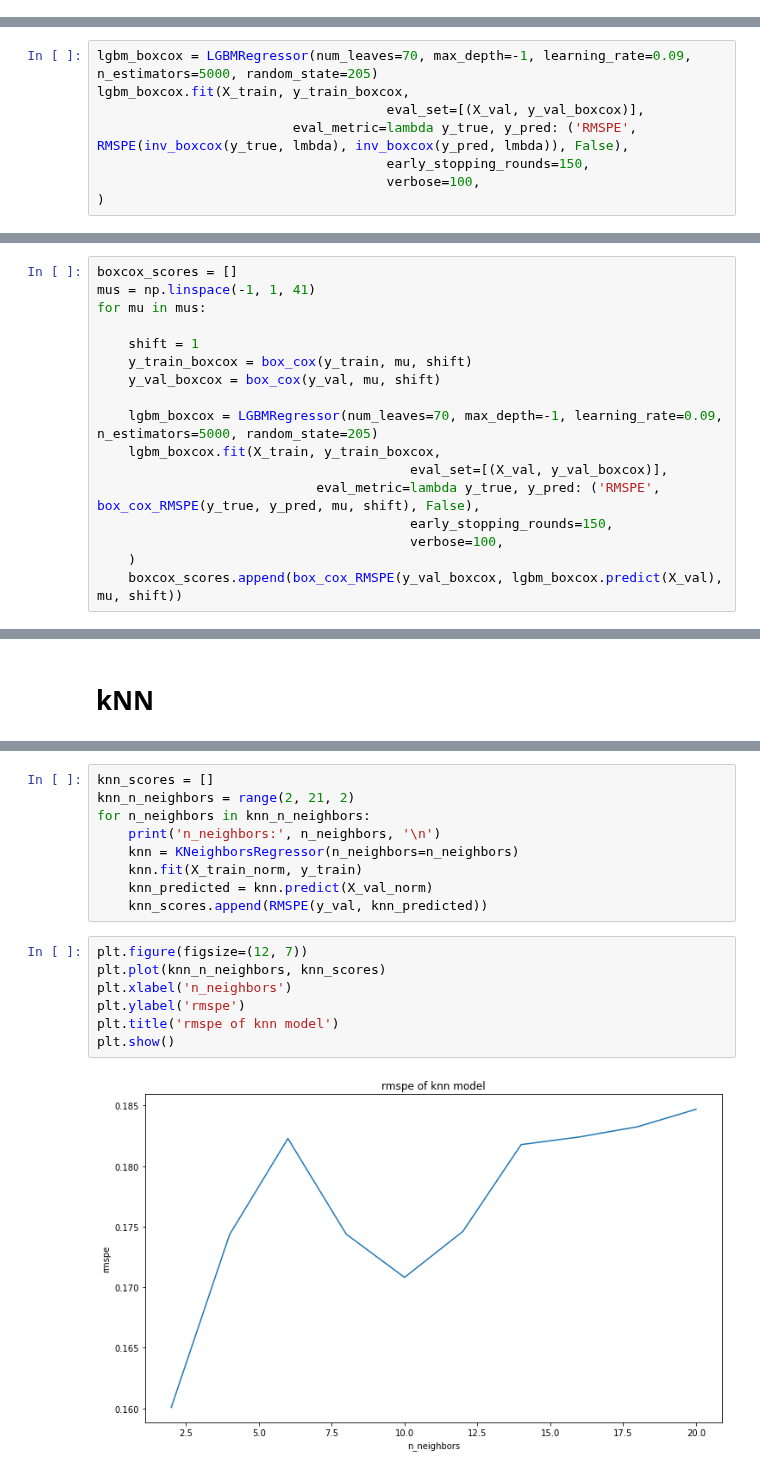
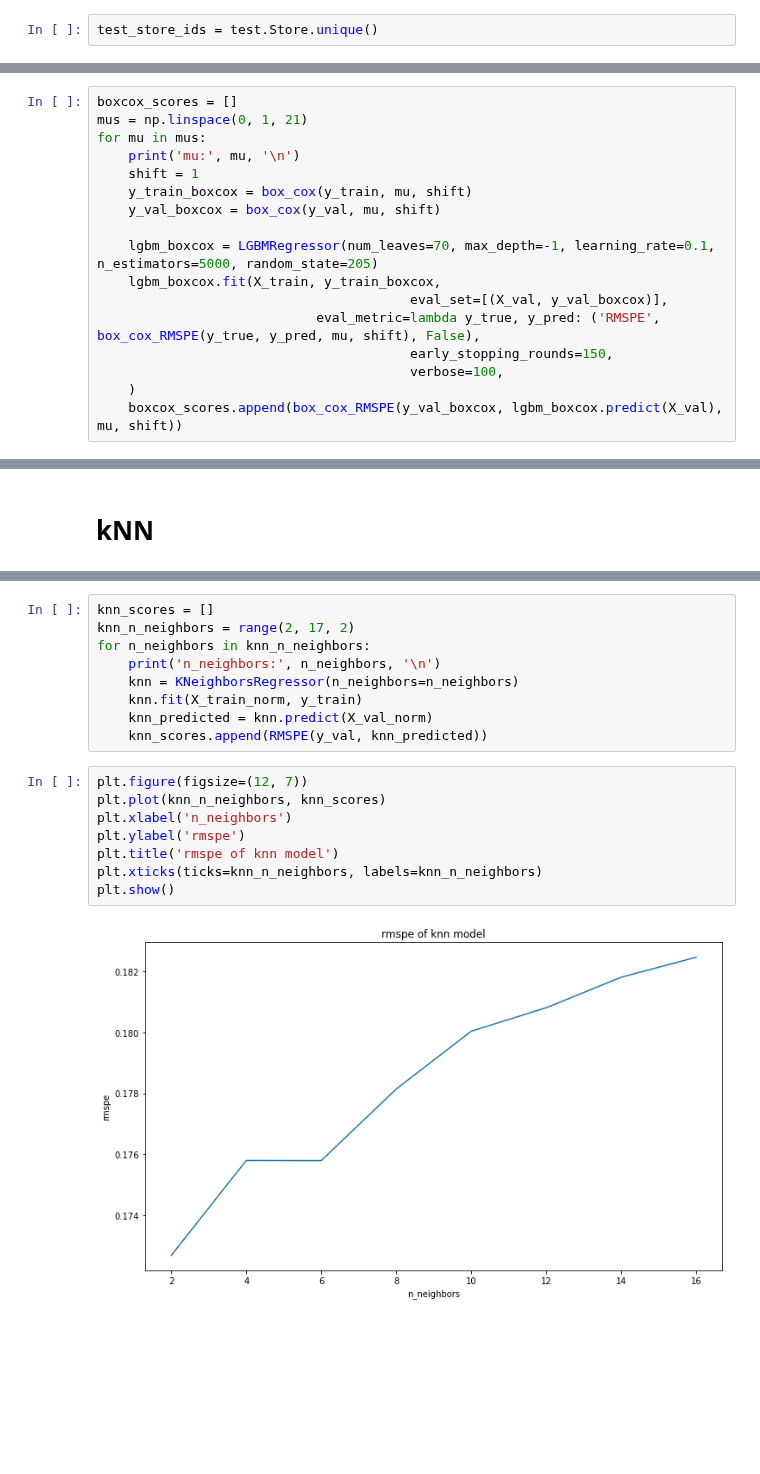
Before and after one commit to vkhmara/EPAM-Internship, a Jupyter notebook: Rossmann Store Sales/Experiments.ipynb, the cells around one changed output, grey strips where cells are left out. Drawn from its saved outputs; the diff is of its cells as text; blank space fills up the shorter version.

```diff
--- a/Rossmann Store Sales/Experiments.ipynb
+++ b/Rossmann Store Sales/Experiments.ipynb
@@ -31,0 +38,2 @@ X_train.head()
+# %%
+test_store_ids = test.Store.unique()
@@ -194,8 +301,17 @@ def box_cox_RMSPE(y_true, y_pred, mu, shift):
 # %%
-lgbm_boxcox = LGBMRegressor(num_leaves=70, max_depth=-1, learning_rate=0.09, n_estimators=5000, random_state=205)
-lgbm_boxcox.fit(X_train, y_train_boxcox,
-                                     eval_set=[(X_val, y_val_boxcox)],
-                         eval_metric=lambda y_true, y_pred: ('RMSPE', RMSPE(inv_boxcox(y_true, lmbda), inv_boxcox(y_pred, lmbda)), False),
-                                     early_stopping_rounds=150,
-                                     verbose=100,
-)
+boxcox_scores = []
+mus = np.linspace(0, 1, 21)
+for mu in mus:
+    print('mu:', mu, '\n')
+    shift = 1
+    y_train_boxcox = box_cox(y_train, mu, shift)
+    y_val_boxcox = box_cox(y_val, mu, shift)
+
+    lgbm_boxcox = LGBMRegressor(num_leaves=70, max_depth=-1, learning_rate=0.1, n_estimators=5000, random_state=205)
+    lgbm_boxcox.fit(X_train, y_train_boxcox,
+                                        eval_set=[(X_val, y_val_boxcox)],
+                            eval_metric=lambda y_true, y_pred: ('RMSPE', box_cox_RMSPE(y_true, y_pred, mu, shift), False),
+                                        early_stopping_rounds=150,
+                                        verbose=100,
+    )
+    boxcox_scores.append(box_cox_RMSPE(y_val_boxcox, lgbm_boxcox.predict(X_val), mu, shift))
@@ -223,17 +317,0 @@ LGBMRegressor(learning_rate=0.09, n_estimators=5000, num_leaves=70,
-# %%
-boxcox_scores = []
-mus = np.linspace(-1, 1, 41)
-for mu in mus:
-
-    shift = 1
-    y_train_boxcox = box_cox(y_train, mu, shift)
-    y_val_boxcox = box_cox(y_val, mu, shift)
-
-    lgbm_boxcox = LGBMRegressor(num_leaves=70, max_depth=-1, learning_rate=0.09, n_estimators=5000, random_state=205)
-    lgbm_boxcox.fit(X_train, y_train_boxcox,
-                                        eval_set=[(X_val, y_val_boxcox)],
-                            eval_metric=lambda y_true, y_pred: ('RMSPE', box_cox_RMSPE(y_true, y_pred, mu, shift), False),
-                                        early_stopping_rounds=150,
-                                        verbose=100,
-    )
-    boxcox_scores.append(box_cox_RMSPE(y_val_boxcox, lgbm_boxcox.predict(X_val), mu, shift))
@@ -323,6 +395,6 @@ RMSPE(y_val_norm_nonzero, lin_reg_predicted)
 # %%
 knn_scores = []
-knn_n_neighbors = range(2, 21, 2)
+knn_n_neighbors = range(2, 17, 2)
 for n_neighbors in knn_n_neighbors:
     print('n_neighbors:', n_neighbors, '\n')
     knn = KNeighborsRegressor(n_neighbors=n_neighbors)
@@ -332,9 +404,10 @@ for n_neighbors in knn_n_neighbors:
 # %%
 plt.figure(figsize=(12, 7))
 plt.plot(knn_n_neighbors, knn_scores)
 plt.xlabel('n_neighbors')
 plt.ylabel('rmspe')
 plt.title('rmspe of knn model')
+plt.xticks(ticks=knn_n_neighbors, labels=knn_n_neighbors)
 plt.show()
 # %% [output]
-[figure, old version]
+[figure, new version]
```
Also changed, not shown: parts of 84 cells of this notebook.
